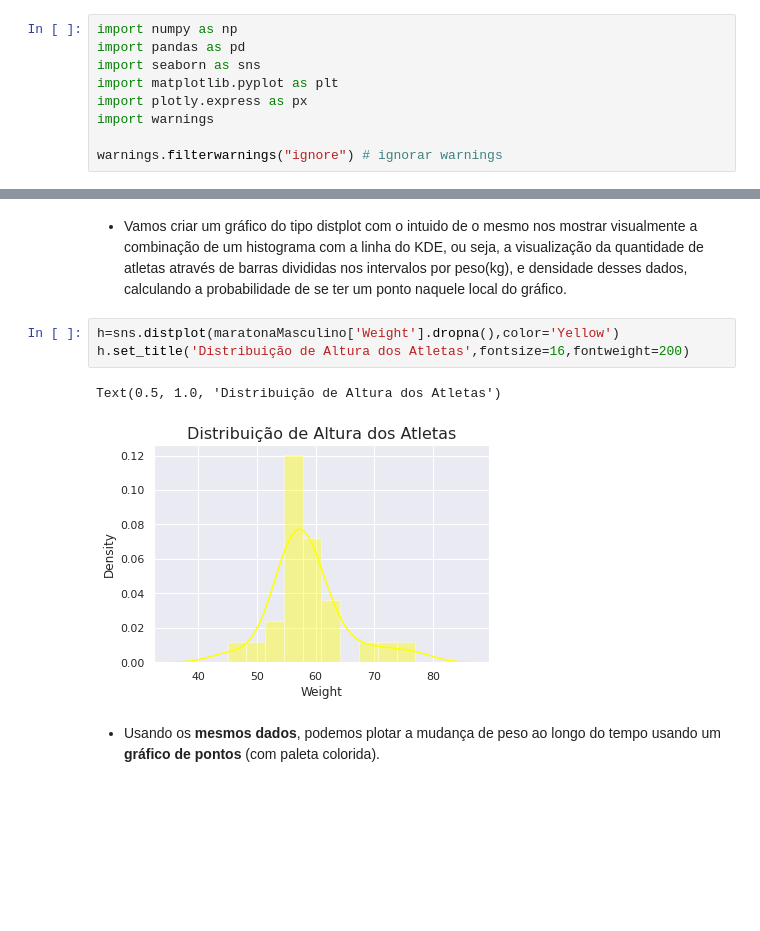
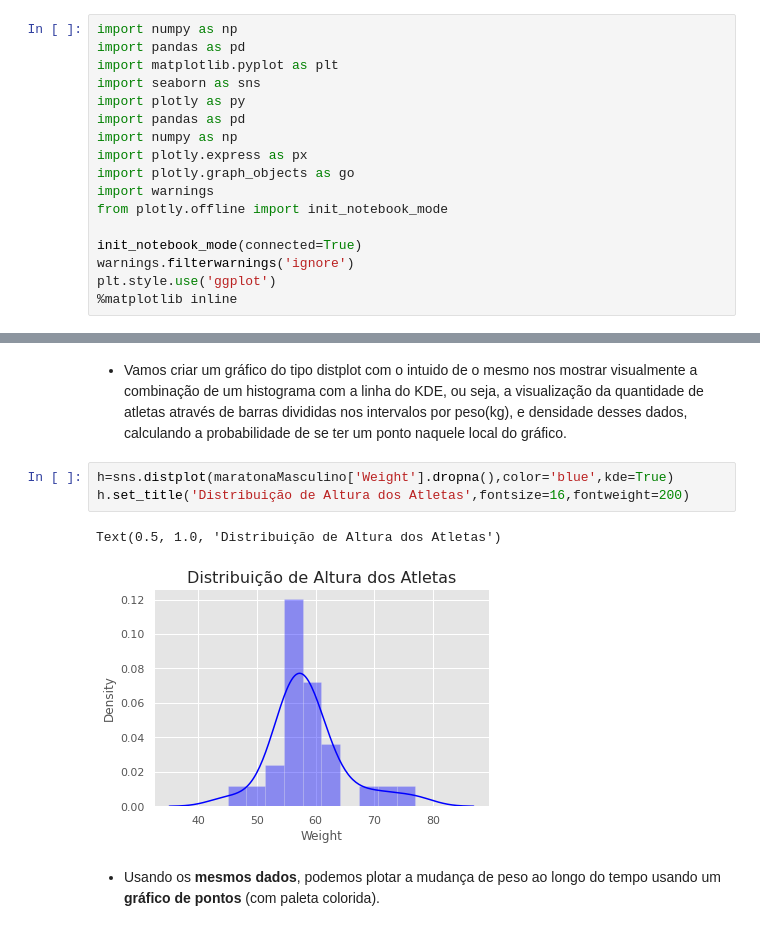
Before and after one commit to MSClaus/Olimpiadas_Analise, a Jupyter notebook: Jogos_Olimpicos.ipynb, the cells around one changed output, grey strips where cells are left out. Cells and saved outputs as stored; diff of their text form; blank space fills up the shorter version.

```diff
--- a/Jogos_Olimpicos.ipynb
+++ b/Jogos_Olimpicos.ipynb
@@ -40,12 +40,20 @@ Por ter como hobbie o esporte e por já ter participado de inúmeras competiçõ
 # %%
 import numpy as np
 import pandas as pd
+import matplotlib.pyplot as plt
 import seaborn as sns
-import matplotlib.pyplot as plt
+import plotly as py
+import pandas as pd
+import numpy as np
 import plotly.express as px
+import plotly.graph_objects as go
 import warnings
+from plotly.offline import init_notebook_mode
 
-warnings.filterwarnings("ignore") # ignorar warnings
+init_notebook_mode(connected=True)
+warnings.filterwarnings('ignore')
+plt.style.use('ggplot')
+%matplotlib inline
 # %% [markdown]
 # **3. IMPORTANDO ARQUIVOS CSV**
 # %%
@@ -248,11 +260,11 @@ Text(0.5, 1.0, 'Edição x Altura (cm) dos Atletas')
 # %% [markdown]
  - Vamos criar um gráfico do tipo distplot com o intuido de o mesmo nos mostrar visualmente a combinação de um histograma com a linha do KDE, ou seja, a visualização da quantidade de atletas através de barras divididas nos intervalos por peso(kg), e densidade desses dados, calculando a probabilidade de se ter um ponto naquele local do gráfico.
 # %%
-h=sns.distplot(maratonaMasculino['Weight'].dropna(),color='Yellow')
+h=sns.distplot(maratonaMasculino['Weight'].dropna(),color='blue',kde=True)
 h.set_title('Distribuição de Altura dos Atletas',fontsize=16,fontweight=200)
 # %% [output]
 Text(0.5, 1.0, 'Distribuição de Altura dos Atletas')
-[figure, old version]
+[figure, new version]
 # %% [markdown]
 - Usando os **mesmos dados**, podemos plotar a mudança de peso ao longo do tempo usando um **gráfico de pontos** (com paleta colorida).
 # %%
```
Also changed, not shown: parts of 18 cells of this notebook.
